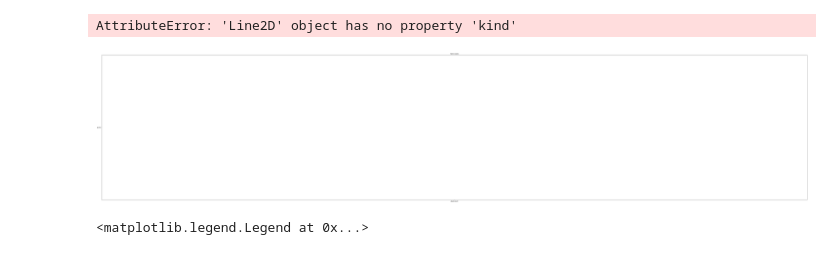
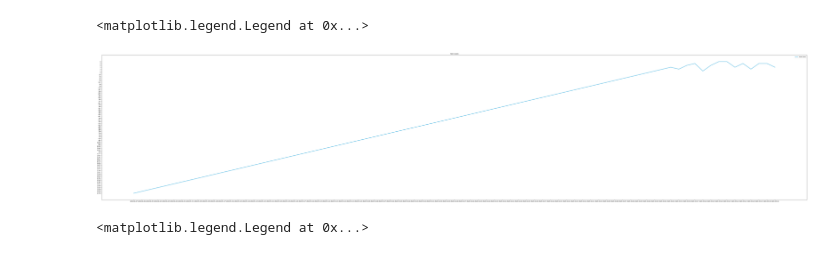
Before and after one commit to Nabapadma-sarker/Bangladesh-Corona-Virus-Prediction, a Jupyter notebook: making-dataset.ipynb, the cells around one changed output. Cells and saved outputs as stored; diff of their text form; code cells hidden in the pictures.

Commit message:
new cases error fixed.

```diff
--- a/making-dataset.ipynb
+++ b/making-dataset.ipynb
@@ -93,14 +93,14 @@ singledataset.loc[:, 'date':].to_csv("dataRev.csv")
 # %%
 # multiple line plot
 plt.figure(figsize=(95,20))
 plt.title('new cases', loc='center', fontsize=12, fontweight=0)
-plt.plot( 'date', 'new cases', data=singledataset, marker='', markerfacecolor='blue', kind='scatter', markersize=12, color='skyblue', linewidth=4)
+plt.plot( 'date', 'new cases', data=singledataset, marker='', markerfacecolor='blue', markersize=12, color='skyblue', linewidth=4)
 
 plt.savefig('./newCases.png')
 plt.legend()
 # %% [output]
-AttributeError: 'Line2D' object has no property 'kind'
+<matplotlib.legend.Legend at 0x...>
-[figure, old version]
+[figure, new version]
 # %%
 plt.figure(figsize=(95,20))
 plt.title('new deaths', loc='center', fontsize=12, fontweight=0)
```
